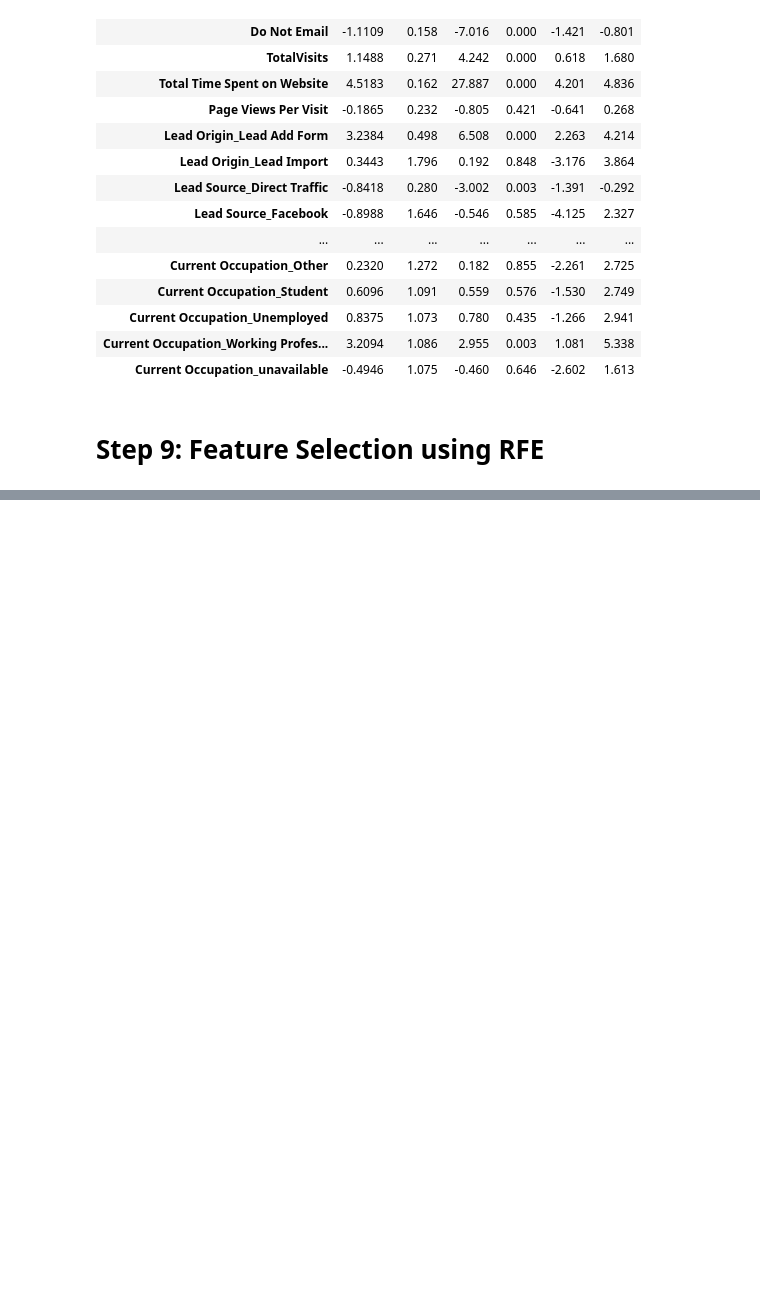
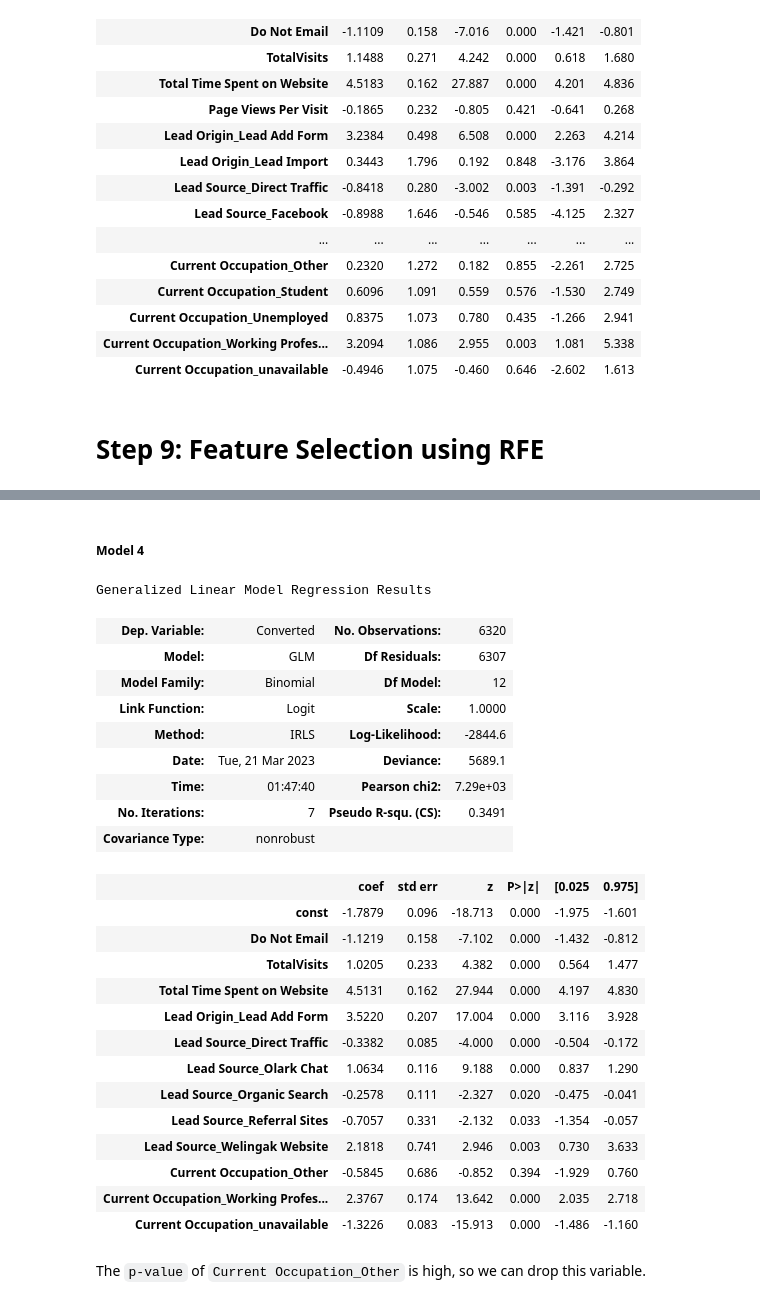
Before and after one commit to ManishDhawal/Lead_Score_Case_Study, a Jupyter notebook: Lead+Scoring+Case+Study.ipynb, the cells around one changed output, grey strips where cells are left out. Saved outputs shown, nothing was run; the diff lists cells and outputs as text; code cells hidden in the pictures; blank space fills up the shorter version.

```diff
--- a/Lead+Scoring+Case+Study.ipynb
+++ b/Lead+Scoring+Case+Study.ipynb
@@ -1862,0 +1163,34 @@ Following are the insights we drew from the predictions on the Test set:
+# %% [markdown]
+##### Model 4
+# %%
+X_train_sm = sm.add_constant(X_train[col])
+logm4 = sm.GLM(y_train,X_train_sm, family = sm.families.Binomial())
+res = logm4.fit()
+res.summary()
+# %% [output]
+Generalized Linear Model Regression Results
+| Dep. Variable: | Converted | No. Observations: | 6320 |
+| Model: | GLM | Df Residuals: | 6307 |
+| Model Family: | Binomial | Df Model: | 12 |
+| Link Function: | Logit | Scale: | 1.0000 |
+| Method: | IRLS | Log-Likelihood: | -2844.6 |
+| Date: | Tue, 21 Mar 2023 | Deviance: | 5689.1 |
+| Time: | 01:47:40 | Pearson chi2: | 7.29e+03 |
+| No. Iterations: | 7 | Pseudo R-squ. (CS): | 0.3491 |
+| Covariance Type: | nonrobust |  |  |
+|  | coef | std err | z | P>|z| | [0.025 | 0.975] |
+| const | -1.7879 | 0.096 | -18.713 | 0.000 | -1.975 | -1.601 |
+| Do Not Email | -1.1219 | 0.158 | -7.102 | 0.000 | -1.432 | -0.812 |
+| TotalVisits | 1.0205 | 0.233 | 4.382 | 0.000 | 0.564 | 1.477 |
+| Total Time Spent on Website | 4.5131 | 0.162 | 27.944 | 0.000 | 4.197 | 4.830 |
+| Lead Origin_Lead Add Form | 3.5220 | 0.207 | 17.004 | 0.000 | 3.116 | 3.928 |
+| Lead Source_Direct Traffic | -0.3382 | 0.085 | -4.000 | 0.000 | -0.504 | -0.172 |
+| Lead Source_Olark Chat | 1.0634 | 0.116 | 9.188 | 0.000 | 0.837 | 1.290 |
+| Lead Source_Organic Search | -0.2578 | 0.111 | -2.327 | 0.020 | -0.475 | -0.041 |
+| Lead Source_Referral Sites | -0.7057 | 0.331 | -2.132 | 0.033 | -1.354 | -0.057 |
+| Lead Source_Welingak Website | 2.1818 | 0.741 | 2.946 | 0.003 | 0.730 | 3.633 |
+| Current Occupation_Other | -0.5845 | 0.686 | -0.852 | 0.394 | -1.929 | 0.760 |
+| Current Occupation_Working Profes... | 2.3767 | 0.174 | 13.642 | 0.000 | 2.035 | 2.718 |
+| Current Occupation_unavailable | -1.3226 | 0.083 | -15.913 | 0.000 | -1.486 | -1.160 |
+# %% [markdown]
+The `p-value` of `Current Occupation_Other` is high, so we can drop this variable.
```
Also changed, not shown: parts of 254 cells of this notebook.
